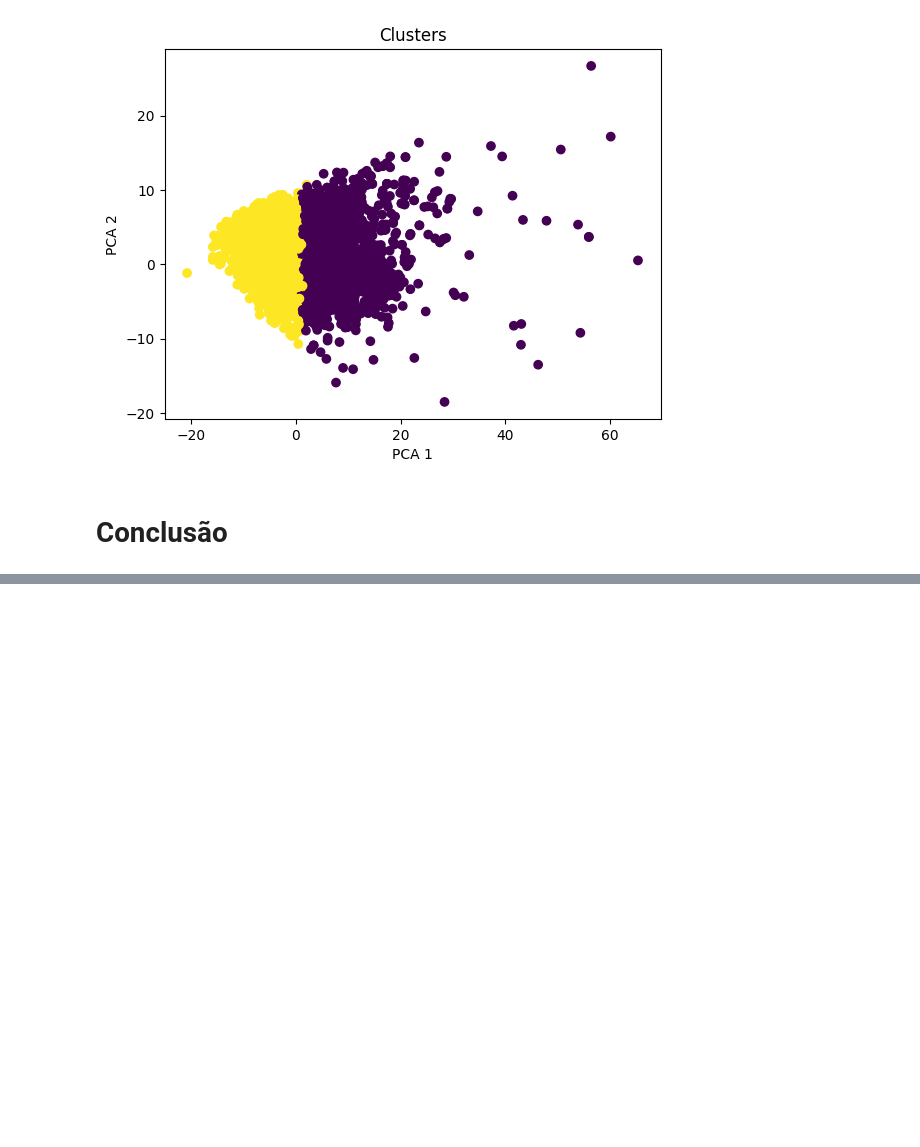
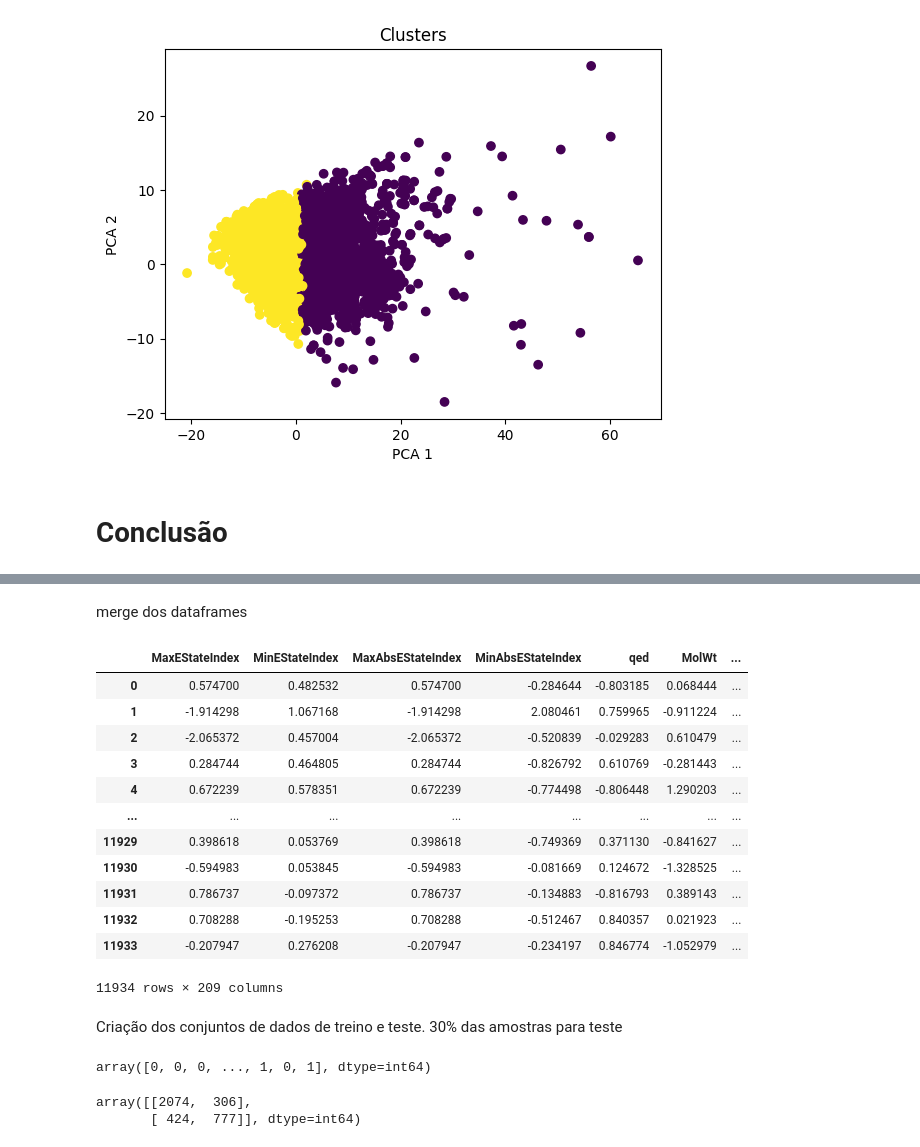
Before and after one commit to BrunoAGSa/Extra-o_Work, a Jupyter notebook: Trabalho parte 2/cyp2c9/trabalho 2.ipynb, the cells around one changed output, grey strips where cells are left out. Saved outputs shown, nothing was run; the diff lists cells and outputs as text; code cells hidden in the pictures; blank space fills up the shorter version.

```diff
--- a/Trabalho parte 2/cyp2c9/trabalho 2.ipynb
+++ b/Trabalho parte 2/cyp2c9/trabalho 2.ipynb
@@ -725,0 +757,23 @@ plt.show()
+# %% [markdown]
+merge dos dataframes
+# %%
+df_temp = pd.concat([scaled, df_cyp2c9], axis=1, join='inner')
+df_temp
+df_merged = df_temp.drop(columns=["ids", "smiles"])
+df_merged
+# %% [output]
+|  | MaxEStateIndex | MinEStateIndex | MaxAbsEStateIndex | MinAbsEStateIndex | qed | MolWt | ... |
+| 0 | 0.574700 | 0.482532 | 0.574700 | -0.284644 | -0.803185 | 0.068444 | ... |
+| 1 | -1.914298 | 1.067168 | -1.914298 | 2.080461 | 0.759965 | -0.911224 | ... |
+| 2 | -2.065372 | 0.457004 | -2.065372 | -0.520839 | -0.029283 | 0.610479 | ... |
+| 3 | 0.284744 | 0.464805 | 0.284744 | -0.826792 | 0.610769 | -0.281443 | ... |
+| 4 | 0.672239 | 0.578351 | 0.672239 | -0.774498 | -0.806448 | 1.290203 | ... |
+| ... | ... | ... | ... | ... | ... | ... | ... |
+| 11929 | 0.398618 | 0.053769 | 0.398618 | -0.749369 | 0.371130 | -0.841627 | ... |
+| 11930 | -0.594983 | 0.053845 | -0.594983 | -0.081669 | 0.124672 | -1.328525 | ... |
+| 11931 | 0.786737 | -0.097372 | 0.786737 | -0.134883 | -0.816793 | 0.389143 | ... |
+| 11932 | 0.708288 | -0.195253 | 0.708288 | -0.512467 | 0.840357 | 0.021923 | ... |
+| 11933 | -0.207947 | 0.276208 | -0.207947 | -0.234197 | 0.846774 | -1.052979 | ... |
+11934 rows × 209 columns
+# %% [markdown]
+Criação dos conjuntos de dados de treino e teste. 30% das amostras para teste
@@ -725,0 +793,13 @@ plt.show()
+# %%
+model = LogisticRegression(max_iter=1000)
+model.fit(X_train, y_train)
+
+prev = model.predict(X_test)
+prev
+# %% [output]
+array([0, 0, 0, ..., 1, 0, 1], dtype=int64)
+# %%
+confusion_matrix(y_test, prev, labels=[0, 1])
+# %% [output]
+array([[2074,  306],
+       [ 424,  777]], dtype=int64)
```
Also changed, not shown: parts of 34 cells of this notebook.
